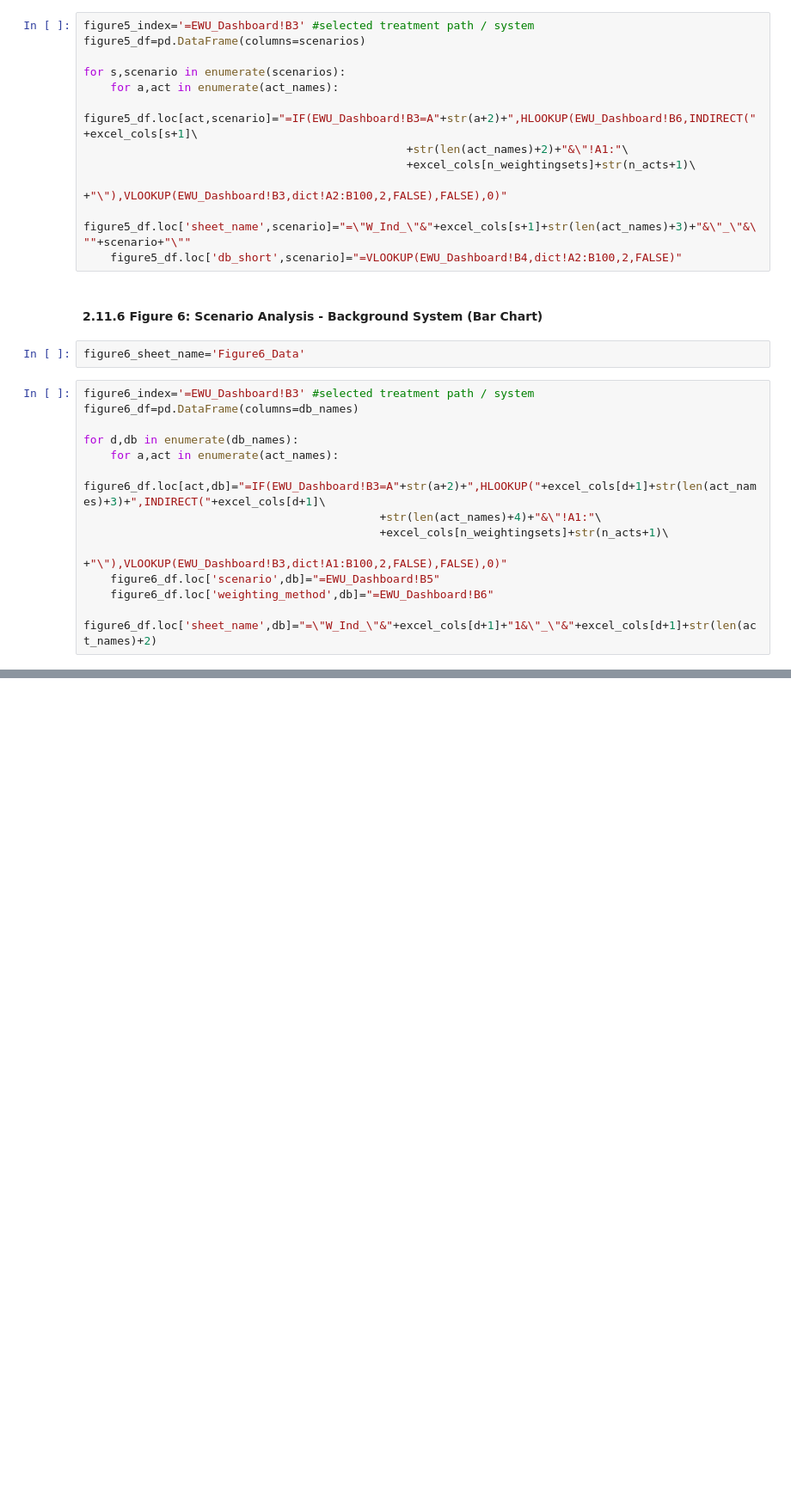
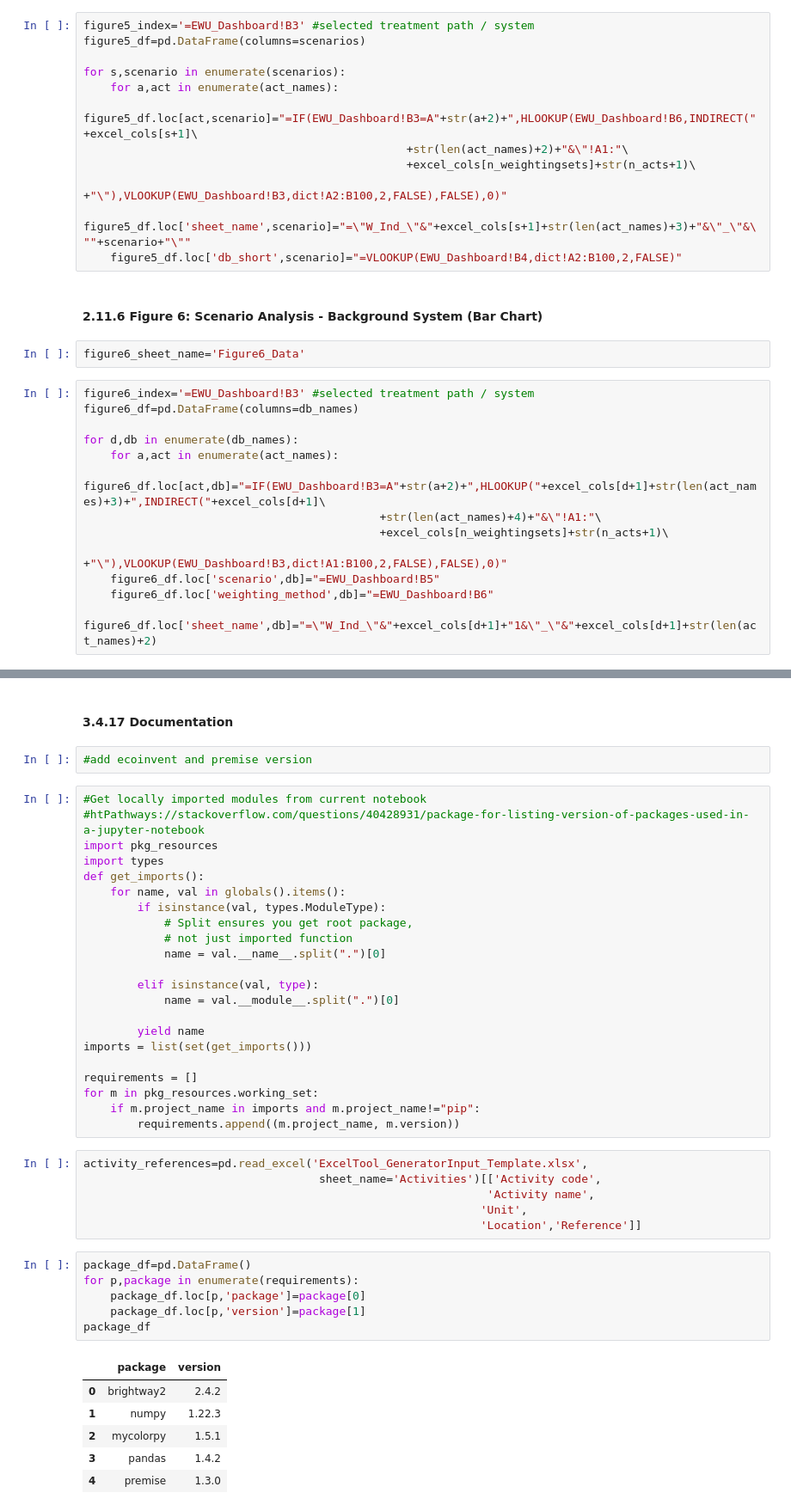
Before and after one commit to SarahSchmidt94/MoEWe, a Jupyter notebook: MoEWe.ipynb, the cells around one changed output, grey strips where cells are left out. Shown: that part at 86% size. Cells and saved outputs as stored; diff of their text form; blank space fills up the shorter version.

Commit message:
added "Export to Excel"

```diff
--- a/MoEWe.ipynb
+++ b/MoEWe.ipynb
@@ -1311,0 +1721,45 @@ for c,col in enumerate(figure7_df.columns):
+# %% [markdown]
+#### 3.4.17 Documentation
+# %%
+#add ecoinvent and premise version
+# %%
+#Get locally imported modules from current notebook
+#htPathways://stackoverflow.com/questions/40428931/package-for-listing-version-of-packages-used-in-a-jupyter-notebook
+import pkg_resources
+import types
+def get_imports():
+    for name, val in globals().items():
+        if isinstance(val, types.ModuleType):
+            # Split ensures you get root package,
+            # not just imported function
+            name = val.__name__.split(".")[0]
+
+        elif isinstance(val, type):
+            name = val.__module__.split(".")[0]
+
+        yield name
+imports = list(set(get_imports()))
+
+requirements = []
+for m in pkg_resources.working_set:
+    if m.project_name in imports and m.project_name!="pip":
+        requirements.append((m.project_name, m.version))
+# %%
+activity_references=pd.read_excel('ExcelTool_GeneratorInput_Template.xlsx',
+                                   sheet_name='Activities')[['Activity code',
+                                                            'Activity name',
+                                                           'Unit',
+                                                           'Location','Reference']]
+# %%
+package_df=pd.DataFrame()
+for p,package in enumerate(requirements):
+    package_df.loc[p,'package']=package[0]
+    package_df.loc[p,'version']=package[1]
+package_df
+# %% [output]
+|  | package | version |
+| 0 | brightway2 | 2.4.2 |
+| 1 | numpy | 1.22.3 |
+| 2 | mycolorpy | 1.5.1 |
+| 3 | pandas | 1.4.2 |
+| 4 | premise | 1.3.0 |
```
Also changed, not shown: parts of 188 cells of this notebook.
